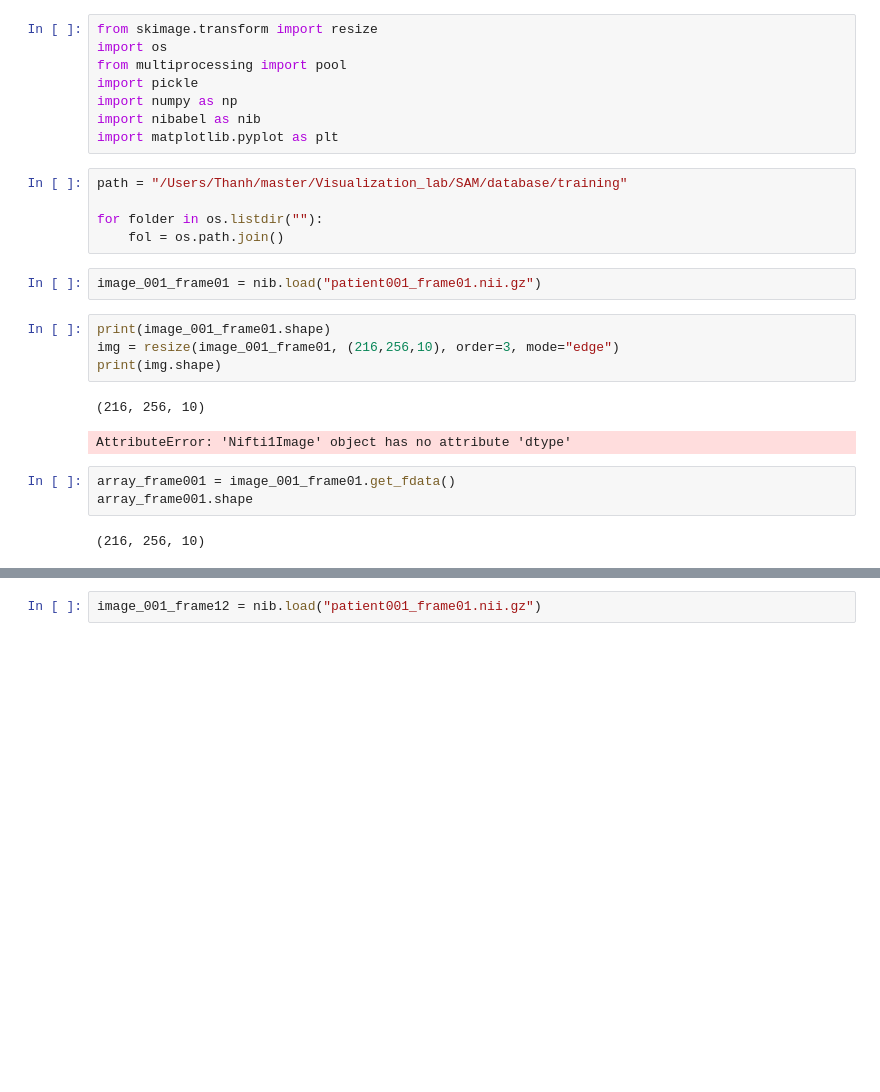
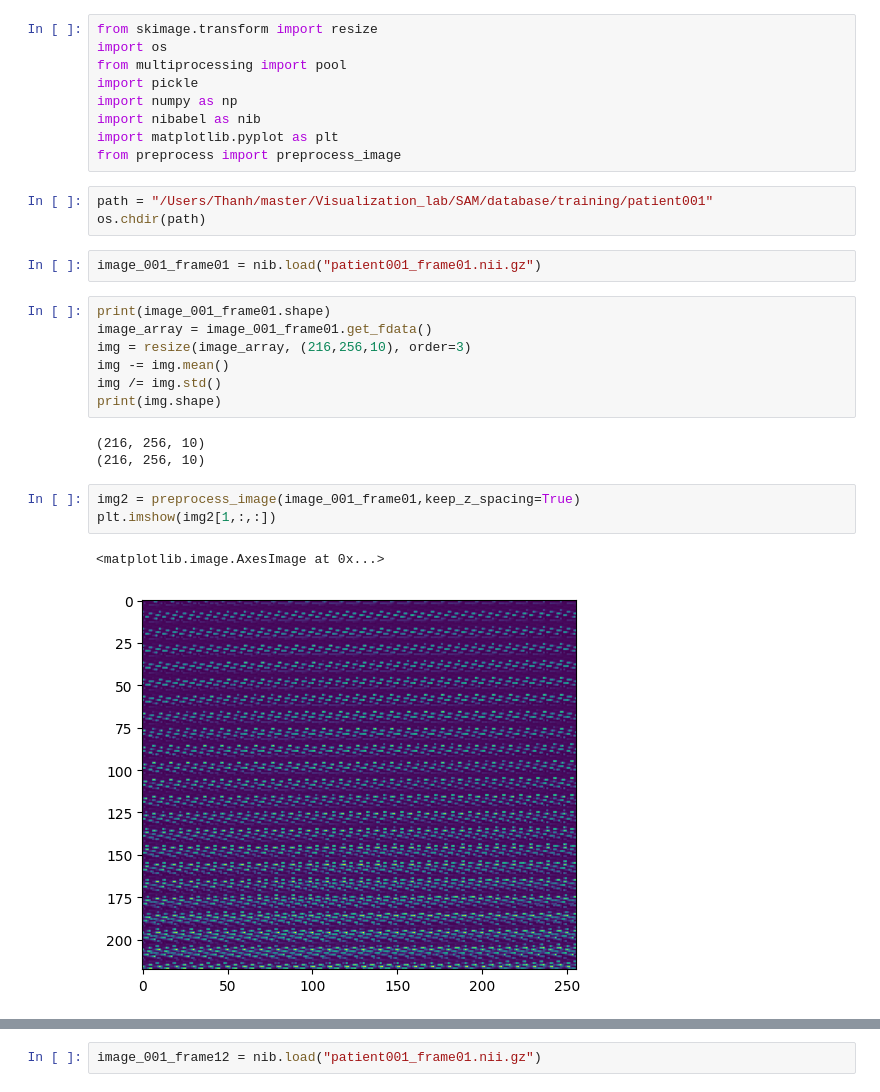
Before and after one commit to ThanhNguyen140/SAM_evaluation, a Jupyter notebook: thanh/cleaning.ipynb, the cells around one changed output, grey strips where cells are left out. Cells and saved outputs as stored; diff of their text form; blank space fills up the shorter version.

Commit message:
modified preprocess and pipeline

```diff
--- a/thanh/cleaning.ipynb
+++ b/thanh/cleaning.ipynb
@@ -6,23 +6,26 @@ import pickle
 import numpy as np
 import nibabel as nib
 import matplotlib.pyplot as plt
+from preprocess import preprocess_image
 # %%
-path = "/Users/Thanh/master/Visualization_lab/SAM/database/training"
-
-for folder in os.listdir(""):
-    fol = os.path.join()
+path = "/Users/Thanh/master/Visualization_lab/SAM/database/training/patient001"
+os.chdir(path)
 # %%
 image_001_frame01 = nib.load("patient001_frame01.nii.gz")
 # %%
 print(image_001_frame01.shape)
-img = resize(image_001_frame01, (216,256,10), order=3, mode="edge")
+image_array = image_001_frame01.get_fdata()
+img = resize(image_array, (216,256,10), order=3)
+img -= img.mean()
+img /= img.std()
 print(img.shape)
 # %% [output]
 (216, 256, 10)
+(216, 256, 10)
-AttributeError: 'Nifti1Image' object has no attribute 'dtype'
-# %%
-array_frame001 = image_001_frame01.get_fdata()
-array_frame001.shape
-# %% [output]
-(216, 256, 10)
+# %%
+img2 = preprocess_image(image_001_frame01,keep_z_spacing=True)
+plt.imshow(img2[1,:,:])
+# %% [output]
+<matplotlib.image.AxesImage at 0x...>
+[figure, added]
 # %%
```
Also changed, not shown: parts of 1 cell of this notebook, 7 other files.
